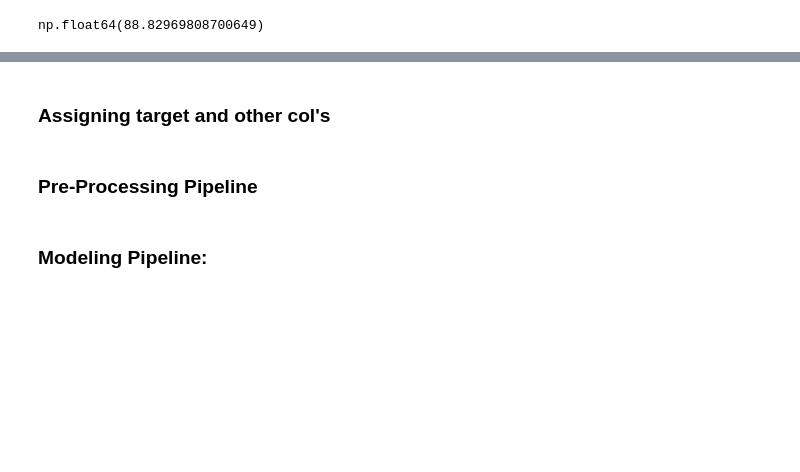
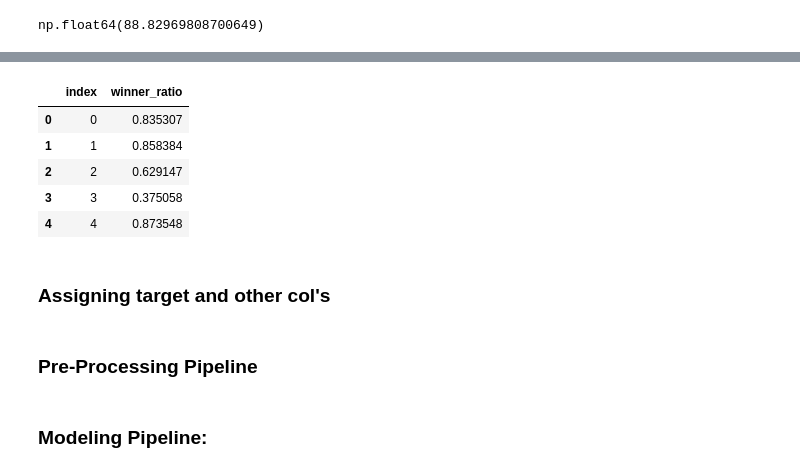
Before and after one commit to muratal49/CampaignContribution_Winner_Kaggle, a Jupyter notebook: version03.ipynb, the cells around one changed output, grey strips where cells are left out. Drawn from its saved outputs; the diff is of its cells as text; code cells hidden in the pictures; blank space fills up the shorter version.

```diff
--- a/version03.ipynb
+++ b/version03.ipynb
@@ -94,0 +174,4 @@ dtype: int64
+# %%
+#dropping zip_code column from train and test data
+train.drop(columns=['zip_code'], inplace=True)
+test.drop(columns=['zip_code'], inplace=True)
@@ -191,0 +313,4 @@ plt.show()
+# %%
+#dropping the columns that are not in good_features:
+train = train[good_features+['winner_ratio']]
+test = test[good_features]
@@ -210,19 +343,3 @@ Name: count, dtype: int64
 train.winner_ratio.value_counts().sort_values(ascending=False).head(10).sum()/train.shape[0] * 100
 # %% [output]
 np.float64(88.82969808700649)
-# %%
-# 2) Create the composite state_city
-train['state_city'] = train['state'] + '_' + train['city']
-
-# 3) Compute frequency encoding (proportion of rows)
-freq = (
-    train['state_city']
-    .value_counts(normalize=True)
-    .rename('state_city_freq')
-)
-
-# 4) Map it back into train
-train = train.join(freq, on='state_city')
-
-# 5)drop the raw string
-train.drop(columns=['state_city'], inplace=True)
@@ -244,3 +593,12 @@ Name: state_city_freq, dtype: float64
+# %%
+submission.head()
+# %% [output]
+|  | index | winner_ratio |
+| 0 | 0 | 0.835307 |
+| 1 | 1 | 0.858384 |
+| 2 | 2 | 0.629147 |
+| 3 | 3 | 0.375058 |
+| 4 | 4 | 0.873548 |
 # %% [markdown]
 ### Assigning target and other col's
 # %%
```
Also changed, not shown: parts of 21 cells of this notebook, 1 other file.
